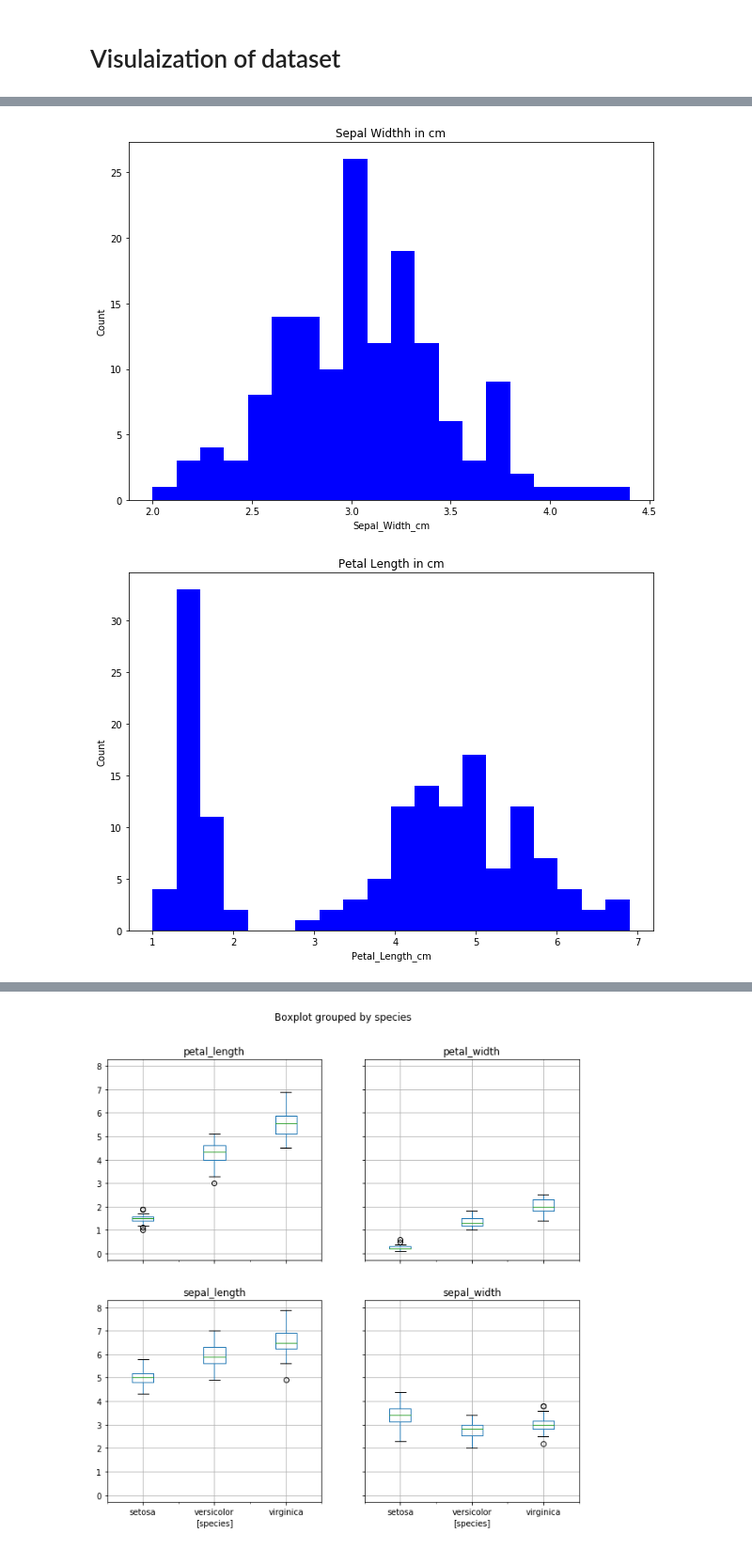
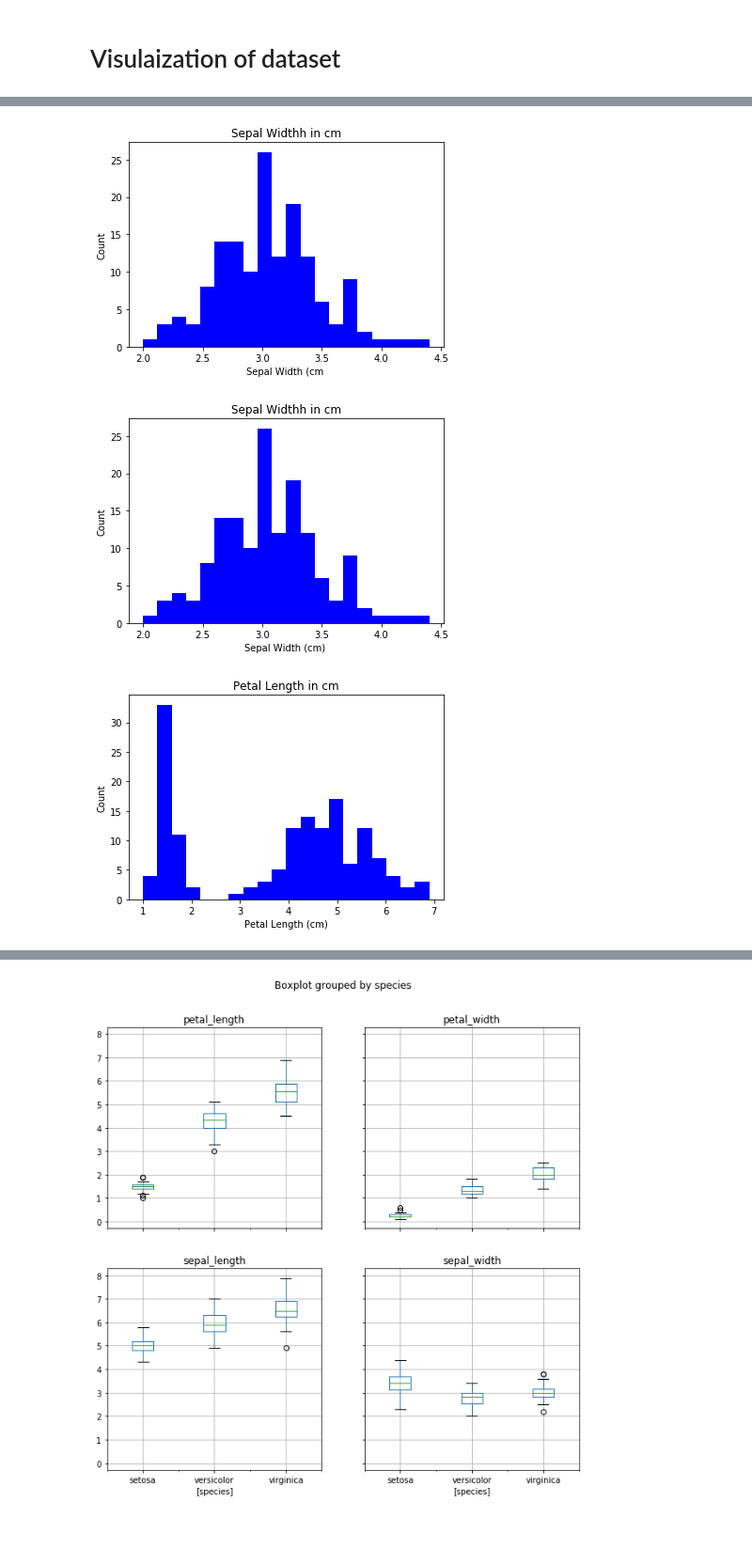
Before and after one commit to Freeha-S/pandas-project, a Jupyter notebook: Project-2019.ipynb, the cells around one changed output, grey strips where cells are left out. Shown at 94% size. Saved outputs shown, nothing was run; the diff lists cells and outputs as text; code cells hidden in the pictures.

```diff
--- a/Project-2019.ipynb
+++ b/Project-2019.ipynb
@@ -181,23 +192,33 @@ plt.show()
 # %%
-plt.figure(figsize = (10, 7))
+plt.figure()
 x = dataset["sepal_width"]
 
 plt.hist(x, bins = 20, color = "blue")
 plt.title("Sepal Widthh in cm")
-plt.xlabel("Sepal_Width_cm")
+plt.xlabel("Sepal Width (cm ")
 plt.ylabel("Count")
 plt.show()
 # %% [output]
-[figure, old version]
+[figure, new version]
+# %%
+plt.figure()
+x = dataset["sepal_width"]
+
+plt.hist(x, bins = 20, color = "blue")
+plt.title("Sepal Widthh in cm")
+plt.xlabel("Sepal Width (cm) ")
+plt.ylabel("Count")
+plt.show()
+# %% [output]
+[figure, added]
 # %%
-plt.figure(figsize = (10, 7))
+plt.figure()
 x = dataset["petal_length"]
-
 plt.hist(x, bins = 20, color = "blue")
 plt.title("Petal Length in cm")
-plt.xlabel("Petal_Length_cm")
+plt.xlabel("Petal Length (cm)")
 plt.ylabel("Count")
 plt.show()
 # %% [output]
-[figure, old version]
+[figure, new version]
 # %%
```
Also changed, not shown: parts of 39 cells of this notebook, 1 other file.
